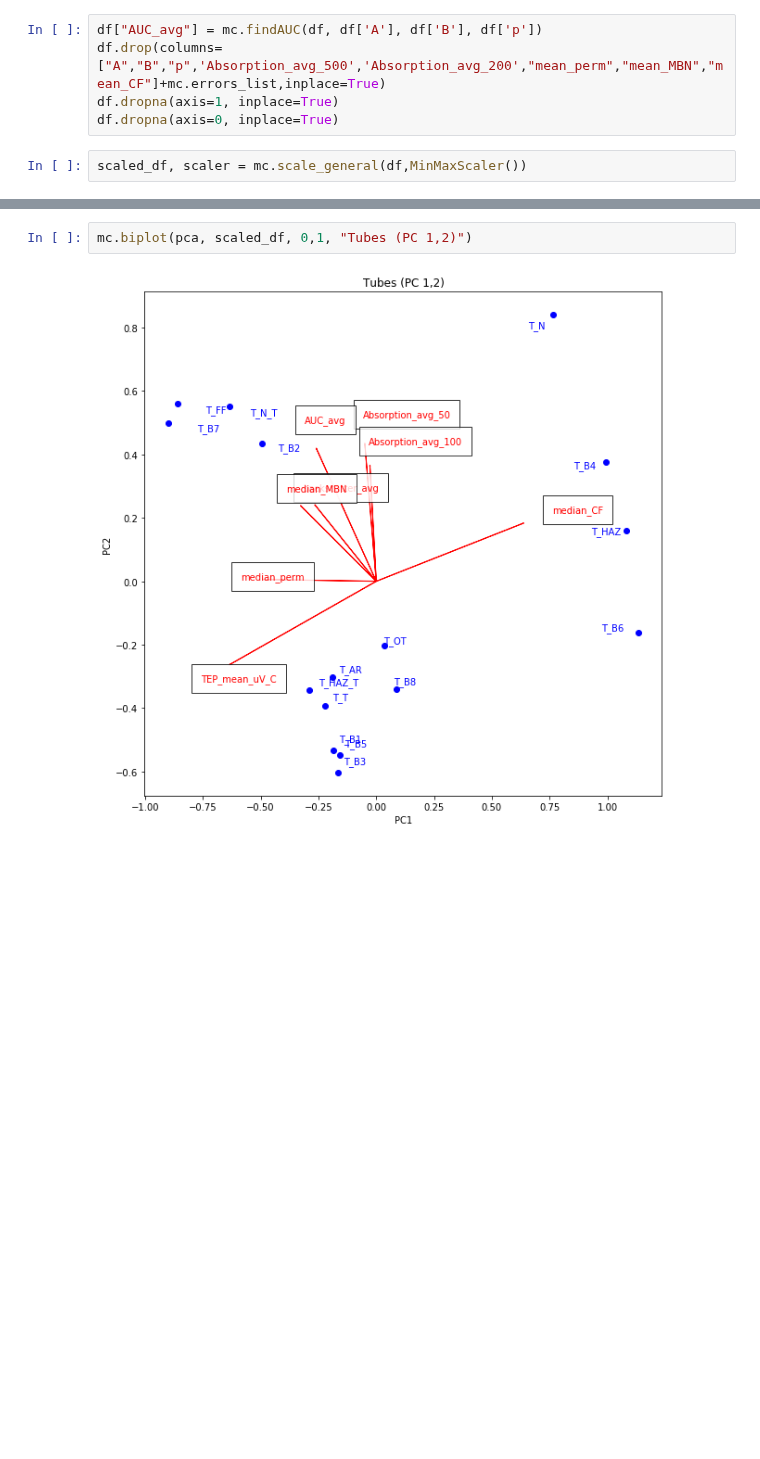
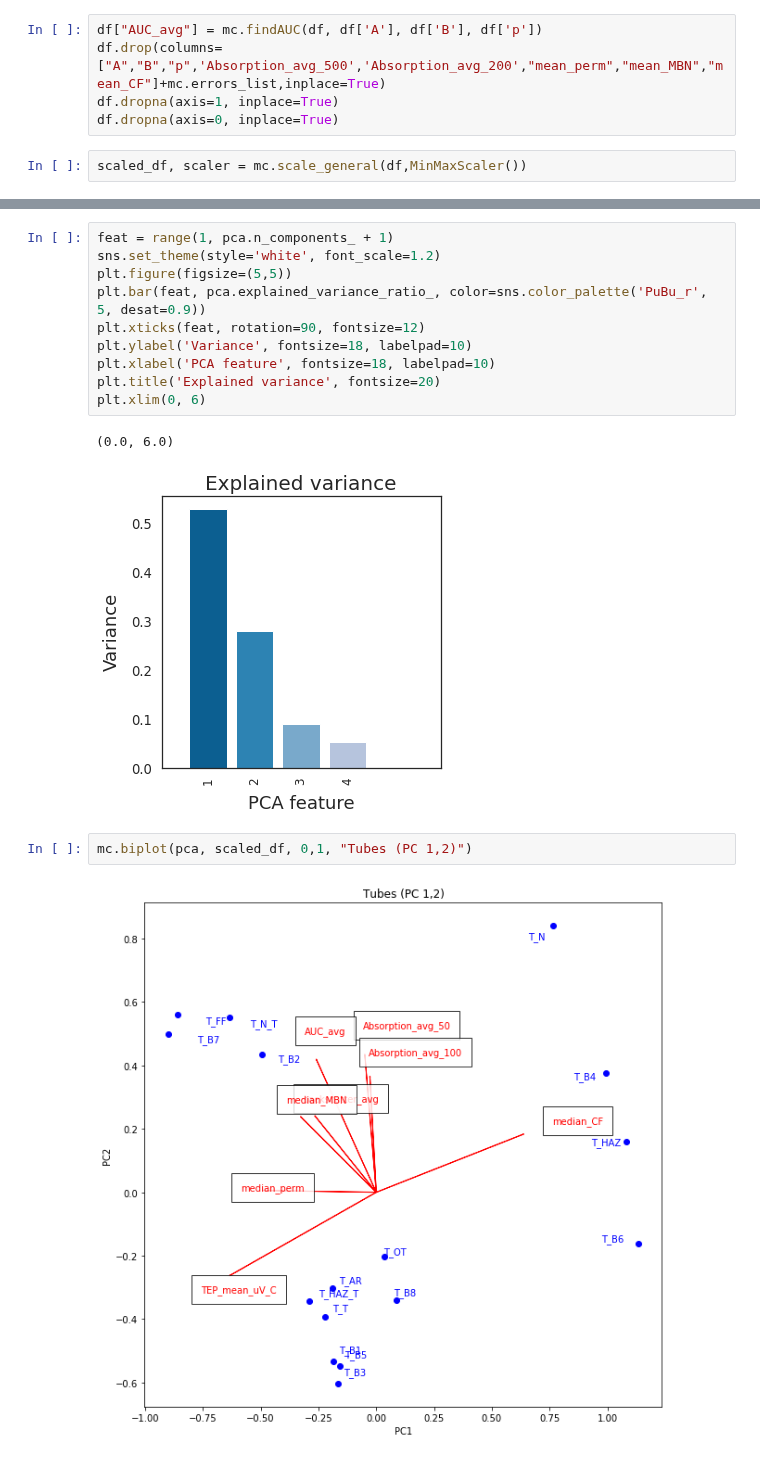
Before and after one commit to Marie-anneMawhin/Oct20_EPRI, a Jupyter notebook: Task1/NB/NB_data_exploration/Merged_data_exploration_biplots.ipynb, the cells around one changed output, grey strips where cells are left out. Cells and saved outputs as stored; diff of their text form; blank space fills up the shorter version.

Commit message:
added explained variance

```diff
--- a/Task1/NB/NB_data_exploration/Merged_data_exploration_biplots.ipynb
+++ b/Task1/NB/NB_data_exploration/Merged_data_exploration_biplots.ipynb
@@ -35,3 +34,16 @@ PCA(copy=True, iterated_power='auto', n_components=4, random_state=None,
+# %%
+feat = range(1, pca.n_components_ + 1)
+sns.set_theme(style='white', font_scale=1.2)
+plt.figure(figsize=(5,5))
+plt.bar(feat, pca.explained_variance_ratio_, color=sns.color_palette('PuBu_r', 5, desat=0.9))
+plt.xticks(feat, rotation=90, fontsize=12)
+plt.ylabel('Variance', fontsize=18, labelpad=10)
+plt.xlabel('PCA feature', fontsize=18, labelpad=10)
+plt.title('Explained variance', fontsize=20)
+plt.xlim(0, 6)
+# %% [output]
+(0.0, 6.0)
+[figure, added]
 # %%
 mc.biplot(pca, scaled_df, 0,1, "Tubes (PC 1,2)")
 # %% [output]
```
Also changed, not shown: parts of 2 cells of this notebook.
